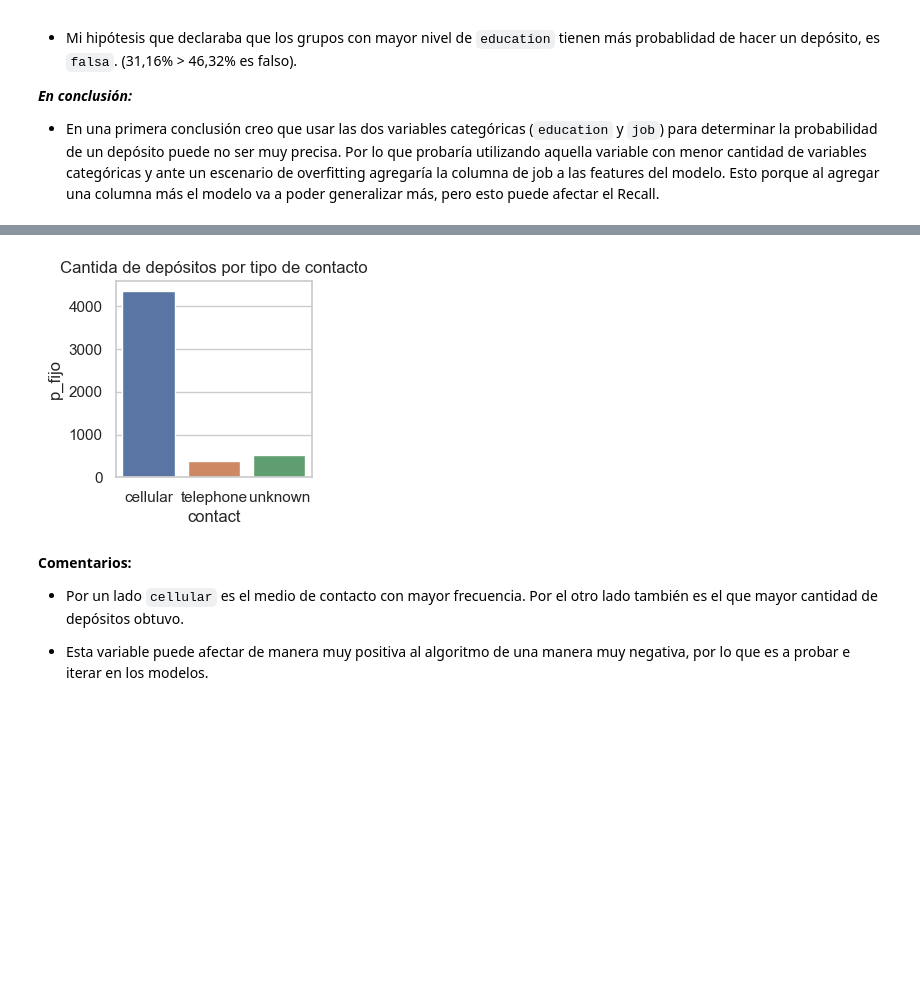
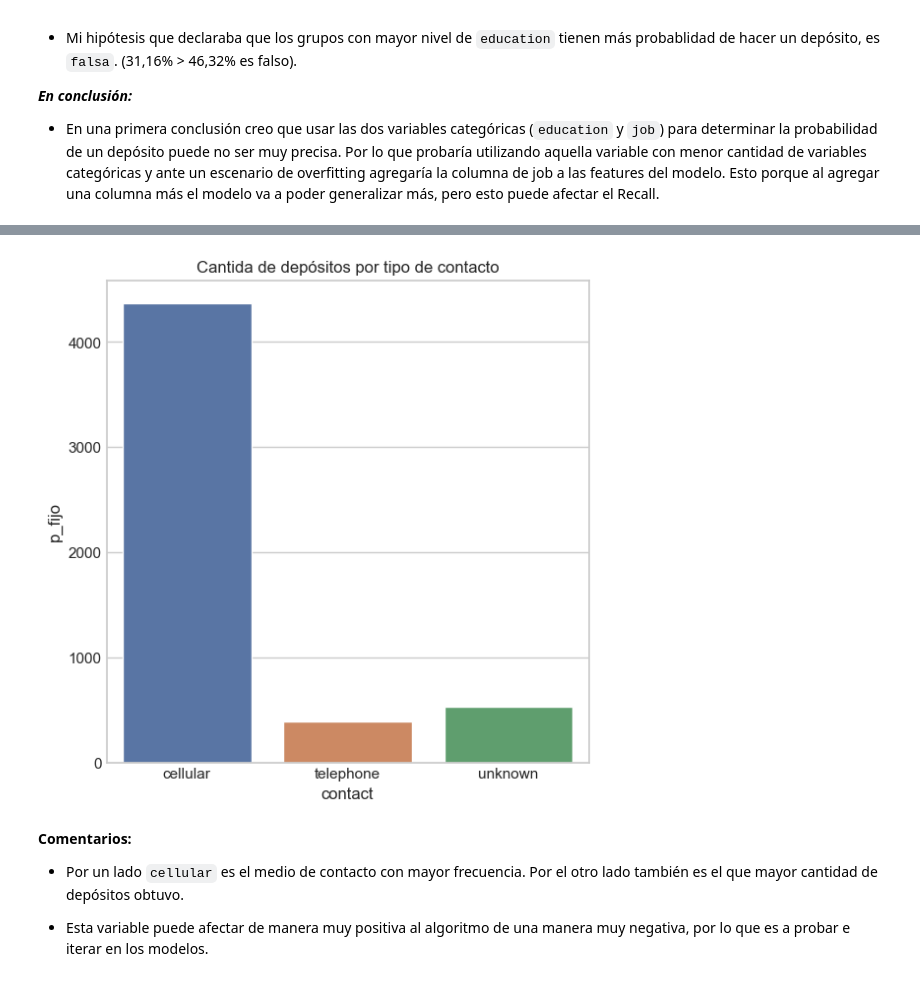
Before and after one commit to Faabrisgro/data_science_final, a Jupyter notebook: FINAL_DATASCIENCE.ipynb, the cells around one changed output, grey strips where cells are left out. Saved outputs shown, nothing was run; the diff lists cells and outputs as text; code cells hidden in the pictures; blank space fills up the shorter version.

```diff
--- a/FINAL_DATASCIENCE.ipynb
+++ b/FINAL_DATASCIENCE.ipynb
@@ -647,10 +655,11 @@ plt.show()
 # %%
+plt.subplots(figsize=(5, 5))
 contact_grouped= df.groupby(['contact']).sum()
 contact_grouped = contact_grouped.reset_index()
 sns.barplot(x='contact', y='p_fijo', data=contact_grouped).set(title='Cantida de depósitos por tipo de contacto')
 plt.show()
 # %% [output]
-[figure, old version]
+[figure, new version]
 # %% [markdown]
 **Comentarios:**
 
```
Also changed, not shown: parts of 25 cells of this notebook.
